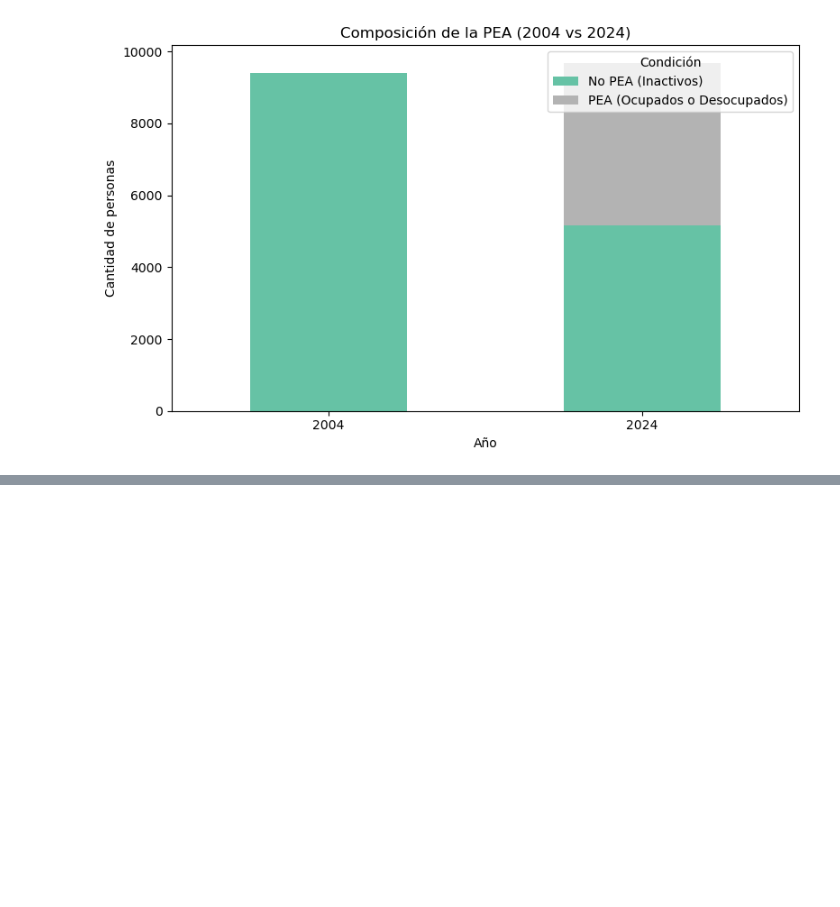
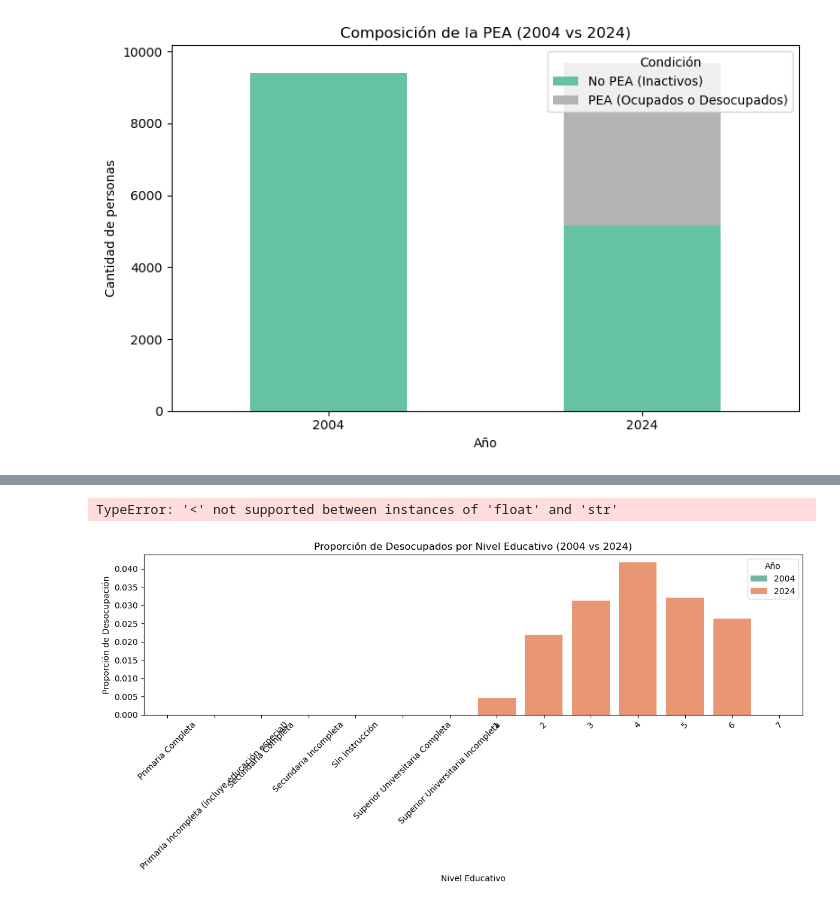
Before and after one commit to LucaDadderio0/-BigDataUBA-Grup10, a Jupyter notebook: TP2/Big_Data_TP2_Grupo10.ipynb, the cells around one changed output, grey strips where cells are left out. Drawn from its saved outputs; the diff is of its cells as text; code cells hidden in the pictures; blank space fills up the shorter version.

```diff
--- a/TP2/Big_Data_TP2_Grupo10.ipynb
+++ b/TP2/Big_Data_TP2_Grupo10.ipynb
@@ -451,21 +420,71 @@ df_2004.columns = df_2004.columns.str.upper()
 # Filtrar solo región 40
 df_2024 = df_2024[df_2024["REGION"] == 40]
 df_2004 = df_2004[df_2004["REGION"] == "NOA"]
+df_2004["REGION"] = 40  # Homogeneizar valores de REGION
+# Agregar columna de año para identificar luego
+df_2004["AÑO"] = 2004
+df_2024["AÑO"] = 2024
+# Unir los dos trimestres
+df = pd.concat([df_2004, df_2024], ignore_index=True)
+respondieron = df[df["ESTADO"] != 0].copy()
+# Crear columna desocupado: 1 si ESTADO es 2 (desocupado)
+respondieron["desocupado"] = respondieron["ESTADO"].apply(lambda x: 1 if x == 2 else 0)
+# Crear columna categórica de edad (agrupada por intervalos de 10 años)
+edad_bins = [14, 24, 34, 44, 54, 64, 74, 84, 94, 104]  # rangos de 10 años
+edad_labels = ['15-24', '25-34', '35-44', '45-54', '55-64', '65-74', '75-84', '85-94', '95+']
+respondieron["edad_grupo"] = pd.cut(respondieron["CH06"], bins=edad_bins, labels=edad_labels, right=True)
+# Agrupar por AÑO y edad_grupo, luego calcular la proporción de desocupados
+desocup_prop_edad = respondieron.groupby(["AÑO", "edad_grupo"])["desocupado"].mean().reset_index()
+# Graficar la proporción de desocupados por grupo de edad y año
+plt.figure(figsize=(10, 6))
+sns.barplot(data=desocup_prop_edad, x="edad_grupo", y="desocupado", hue="AÑO", palette="Set2")
+plt.title("Proporción de Desocupados por Grupo de Edad (2004 vs 2024)")
+plt.xlabel("Grupo de Edad")
+plt.ylabel("Proporción de Desocupación")
+plt.xticks(rotation=45)
+plt.legend(title="Año")
+plt.tight_layout()
+plt.show()
+# %% [output]
+TypeError: '<' not supported between instances of 'float' and 'str'
 # %%
 #Resolucion del ejercicio 9.C
 #importar pandas, matplotlib y seaborn
 import pandas as pd
 import seaborn as sns
 import matplotlib.pyplot as plt
 # Leer los archivos
 df_2024 = pd.read_excel("usu_individual_T124.xlsx")
 df_2004 = pd.read_stata("Individual_t104.dta")
 #Convertir los nombres de columnas a mayusculas
 df_2024.columns = df_2024.columns.str.upper()
 df_2004.columns = df_2004.columns.str.upper()
 # Filtrar solo región 40
 df_2024 = df_2024[df_2024["REGION"] == 40]
 df_2004 = df_2004[df_2004["REGION"] == "NOA"]
+df_2004["REGION"] = 40  # Homogeneizar valores de REGION
+# Agregar columna de año para identificar luego
+df_2004["AÑO"] = 2004
+df_2024["AÑO"] = 2024
+# Unir los dos trimestres
+df = pd.concat([df_2004, df_2024], ignore_index=True)
+respondieron = df[df["ESTADO"] != 0].copy()
+# Crear columna "desocupado": 1 si ESTADO es 2 (desocupado), 0 si no
+respondieron["desocupado"] = respondieron["ESTADO"].apply(lambda x: 1 if x == 2 else 0)
+# Agrupar por nivel educativo (NIVEL_ED) y año
+desocup_por_educacion = respondieron.groupby(["AÑO", "NIVEL_ED"])["desocupado"].mean().reset_index()
+# Graficar la proporción de desocupados por nivel educativo
+plt.figure(figsize=(12, 6))
+sns.barplot(data=desocup_por_educacion, x="NIVEL_ED", y="desocupado", hue="AÑO", palette="Set2")
+plt.title("Proporción de Desocupados por Nivel Educativo (2004 vs 2024)")
+plt.xlabel("Nivel Educativo")
+plt.ylabel("Proporción de Desocupación")
+plt.xticks(rotation=45)
+plt.legend(title="Año")
+plt.tight_layout()
+plt.show()
+# %% [output]
+[figure, added]
 # %%
 #Para convertir archivo .ipynb a pdf sin incluir los codigos
 #Instala nbconvert si no lo tienes
```
Also changed, not shown: parts of 10 cells of this notebook.
